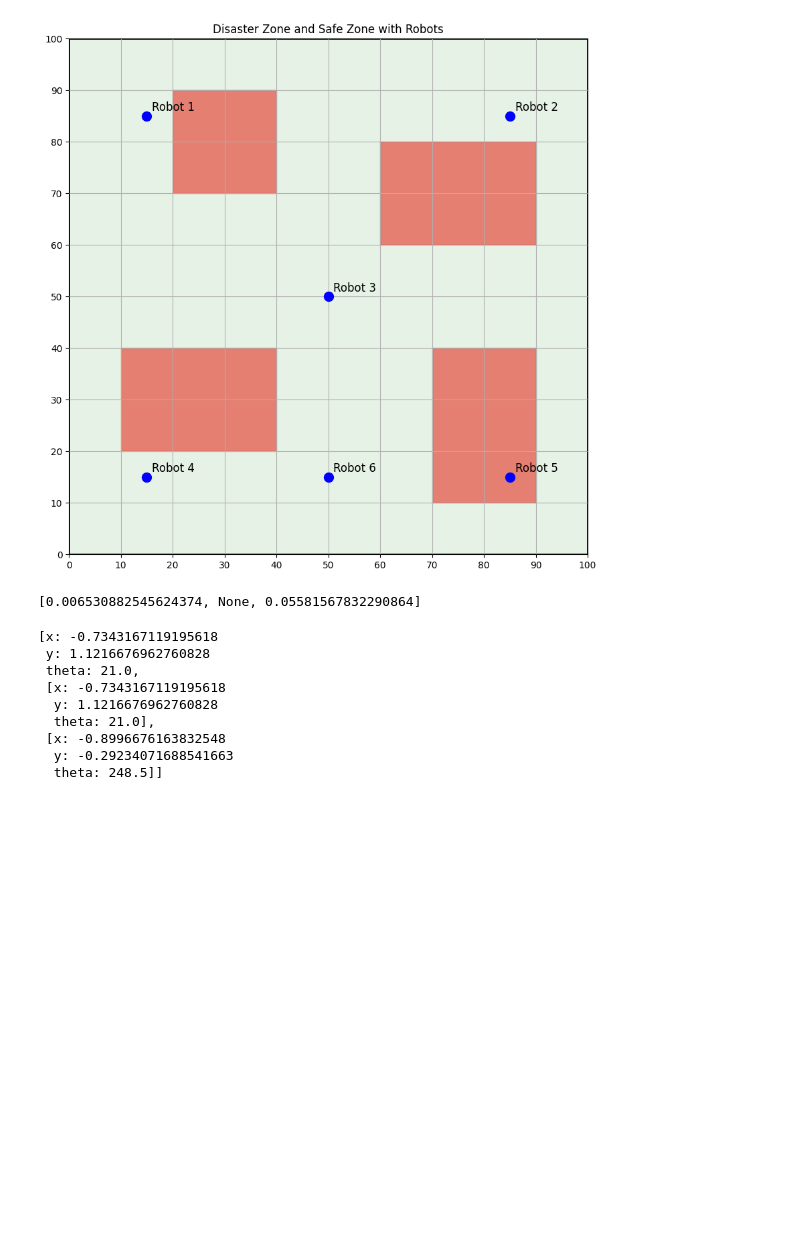
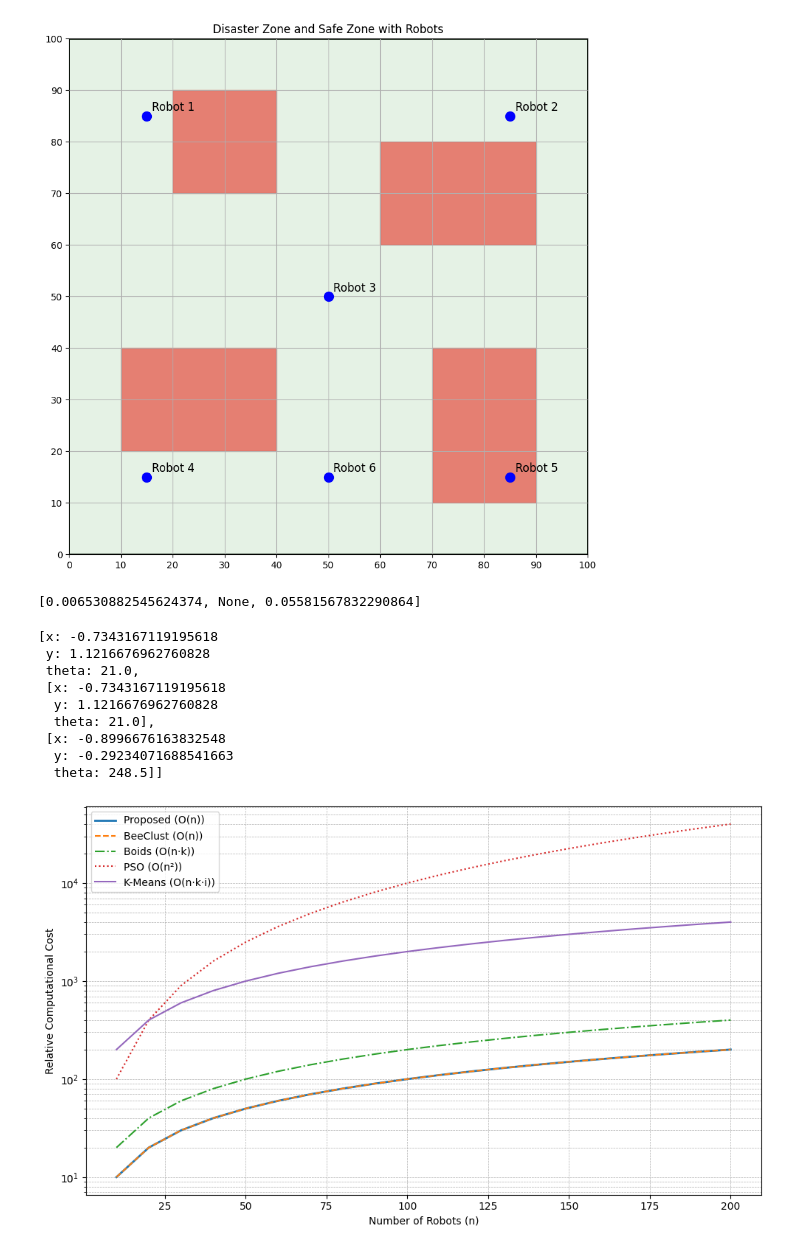
Before and after one commit to swe-sys/paper-review-repo, a Jupyter notebook: scripts/pu.ipynb, the cells around one changed output. Cells and saved outputs as stored; diff of their text form; code cells hidden in the pictures; blank space fills up the shorter version.

Commit message:
Included Automation for rmse_plot

```diff
--- a/scripts/pu.ipynb
+++ b/scripts/pu.ipynb
@@ -699,3 +699,42 @@ obs
  [x: -0.8996676163832548
   y: -0.29234071688541663
   theta: 248.5]]
+# %%
+import matplotlib.pyplot as plt
+import numpy as np
+from IPython.display import Image
+
+# Synthetic n values (number of robots)
+n_values = np.arange(10, 210, 10)
+
+# Assumptions for constants
+k = 2       # neighborhood size for Boids and K-means clusters
+i = 10      # number of iterations for K-means
+
+# Runtime proxies (arbitrary units; not seconds but comparable scaling)
+runtime_proposed = n_values                      # O(n)
+runtime_beeclust = n_values                      # O(n)
+runtime_boids = n_values * k                     # O(n·k)
+runtime_pso = n_values ** 2                      # O(n^2)
+runtime_kmeans = n_values * k * i                # O(n·k·i)
+
+# Plotting
+plt.figure(figsize=(10, 6))
+plt.plot(n_values, runtime_proposed, label="Proposed (O(n))", linewidth=2)
+plt.plot(n_values, runtime_beeclust, label="BeeClust (O(n))", linestyle='--')
+plt.plot(n_values, runtime_boids, label="Boids (O(n·k))", linestyle='-.')
+plt.plot(n_values, runtime_pso, label="PSO (O(n²))", linestyle=':')
+plt.plot(n_values, runtime_kmeans, label="K-Means (O(n·k·i))", linestyle='-', linewidth=1.5)
+
+# plt.title("Computational Cost vs Number of Robots (n)")
+plt.xlabel("Number of Robots (n)")
+plt.ylabel("Relative Computational Cost")
+plt.yscale("log")  # use log scale to highlight quadratic growth
+plt.grid(True, which='both', linestyle='--', linewidth=0.5)
+plt.legend()
+plt.tight_layout()
+plt.savefig("computational cost.png", dpi=300, bbox_inches='tight')
+Image("computational cost.png")
+plt.show()
+# %% [output]
+[figure, added]
```
Also changed, not shown: 18 other files.
